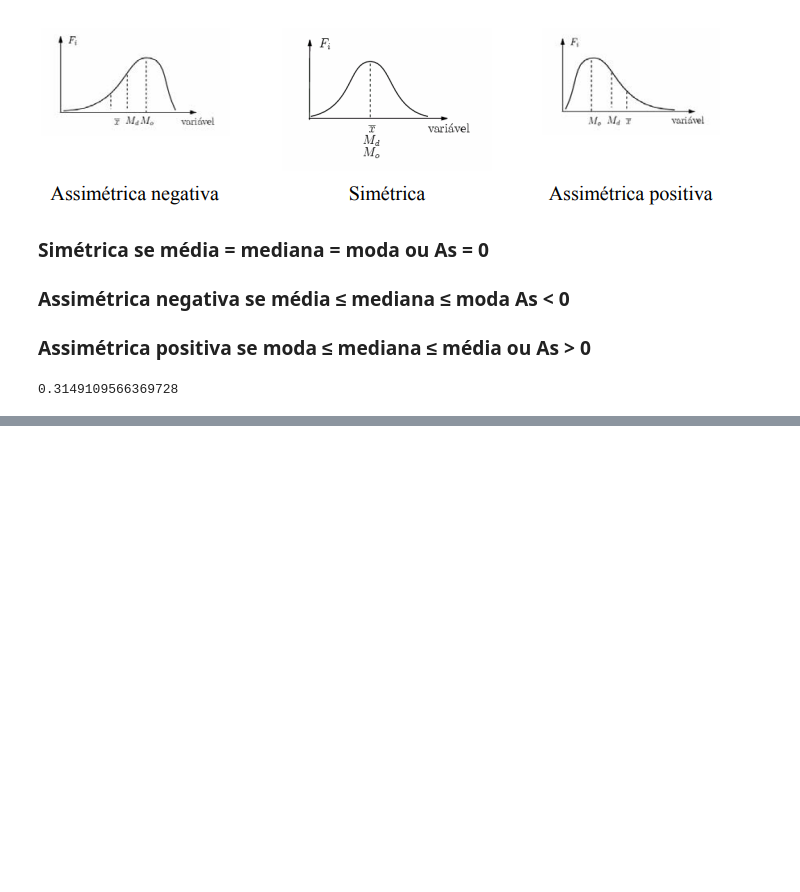
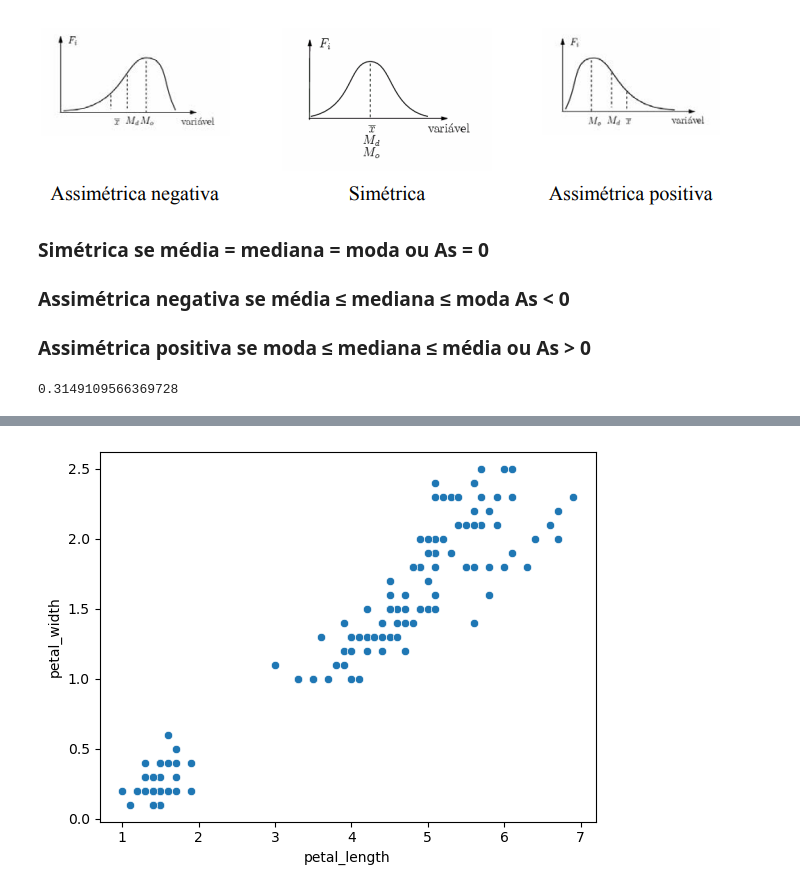
Before and after one commit to emersonmrd/python_para_analise_de_dados, a Jupyter notebook: Estatistica_Descritiva.ipynb, the cells around one changed output, grey strips where cells are left out. Drawn from its saved outputs; the diff is of its cells as text; code cells hidden in the pictures; blank space fills up the shorter version.

```diff
--- a/Estatistica_Descritiva.ipynb
+++ b/Estatistica_Descritiva.ipynb
@@ -152,0 +196,4 @@ Base_Dados['sepal_length'].skew()
+# %%
+sns.scatterplot( data=Base_Dados, x='petal_length', y='petal_width' );
+# %% [output]
+[figure, added]
```
Also changed, not shown: parts of 11 cells of this notebook.
